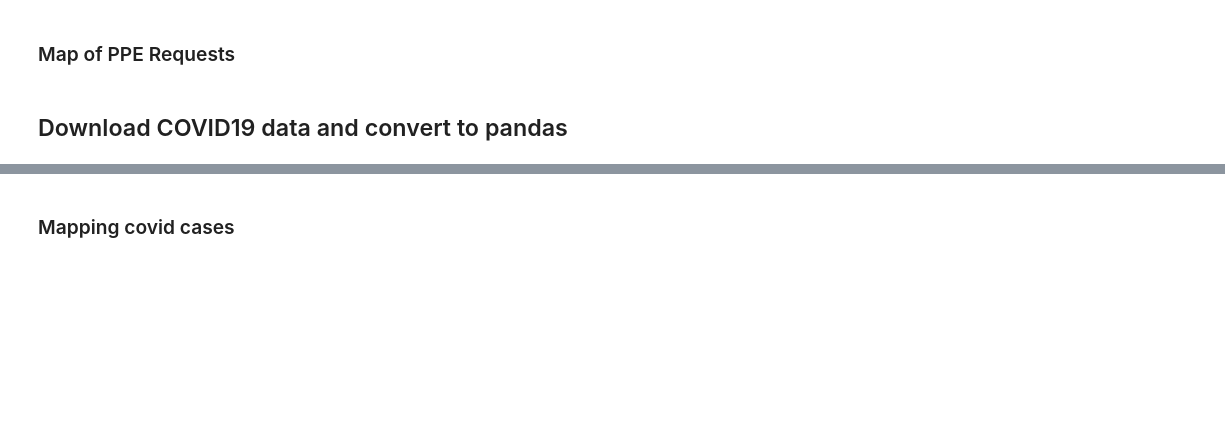
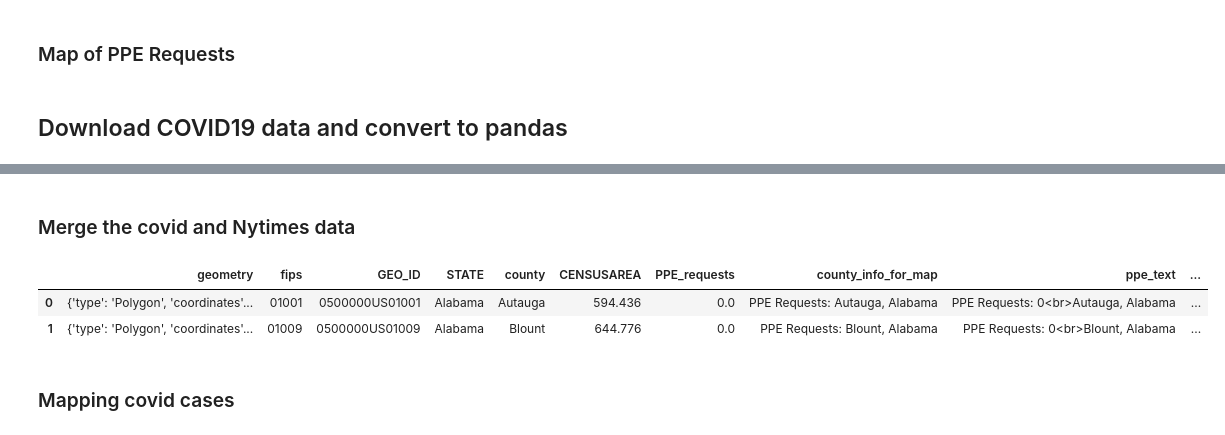
Before and after one commit to GetUsPPE/getusppe_viz, a Jupyter notebook: notebooks/mattr/Correlation_PPE_Demand_With_Covid19_Cases_v2.ipynb, the cells around one changed output, grey strips where cells are left out. Drawn from its saved outputs; the diff is of its cells as text; code cells hidden in the pictures; blank space fills up the shorter version.

```diff
--- a/notebooks/mattr/Correlation_PPE_Demand_With_Covid19_Cases_v2.ipynb
+++ b/notebooks/mattr/Correlation_PPE_Demand_With_Covid19_Cases_v2.ipynb
@@ -230,0 +89,3 @@ def choropleth_mapbox_usa_plot (counties, locations, z, text,
+# %%
+counties, merged_df = download_county_geojson_and_merge_df(geojson_url, mask_df_counties)
+merged_df.head(2)
@@ -281,23 +112,0 @@ covid_df.head(5)
-# %%
-def merge_covid_ppe_df(covid_df,merged_df):
-    merged_covid_ppe_df = merged_df.join(
-        covid_df[['fips','cases','deaths']].set_index('fips'),
-        on='fips',  how='left', lsuffix='merged', rsuffix='covid_df')
-
-    # fill the NA in counts with 0s
-    merged_covid_ppe_df['cases'].fillna(0, inplace=True)
-    merged_covid_ppe_df['deaths'].fillna(0, inplace=True)
-
-    # Create text column for use in mapping
-    merged_covid_ppe_df['covid_text'] = merged_covid_ppe_df['county'].astype(str) + ', ' + \
-        merged_covid_ppe_df['STATE'].astype(str) + '<br><br>'+\
-        'Covid19: ' + '<br>'+ \
-        'Cases: ' + merged_covid_ppe_df['cases'].astype(int).astype(str) + '<br>'+ \
-        'Deaths: ' + merged_covid_ppe_df['deaths'].astype(int).astype(str) + '<br><br>'+ \
-        'PPE Requests: ' + merged_covid_ppe_df['PPE_requests'].astype(int).astype(str)
-
-    return merged_covid_ppe_df
-
-
-merged_covid_ppe_df=merge_covid_ppe_df(covid_df,merged_df)
-merged_covid_ppe_df.head(5)
@@ -320,3 +124,12 @@ u = cascaded_union(polygons)
+# %% [markdown]
+### Merge the covid and Nytimes data
+# %%
+merged_covid_ppe_df=merge_covid_ppe_df(covid_df,merged_df)
+merged_covid_ppe_df.head(2)
+# %% [output]
+|  | geometry | fips | GEO_ID | STATE | county | CENSUSAREA | PPE_requests | county_info_for_map | ppe_text | ... |
+| 0 | {'type': 'Polygon', 'coordinates'... | 01001 | 0500000US01001 | Alabama | Autauga | 594.436 | 0.0 | PPE Requests: Autauga, Alabama | PPE Requests: 0<br>Autauga, Alabama | ... |
+| 1 | {'type': 'Polygon', 'coordinates'... | 01009 | 0500000US01009 | Alabama | Blount | 644.776 | 0.0 | PPE Requests: Blount, Alabama | PPE Requests: 0<br>Blount, Alabama | ... |
 # %% [markdown]
 ### Mapping covid cases
 # %%
```
Also changed, not shown: parts of 38 cells of this notebook, 4 other files.
